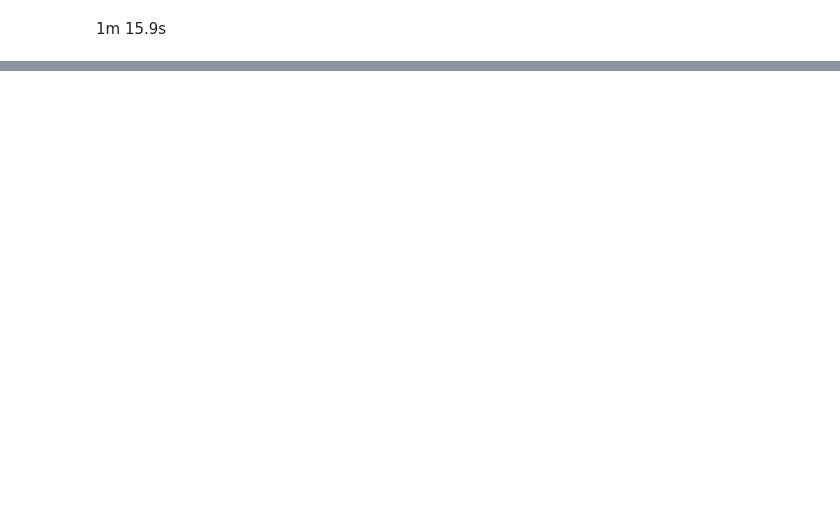
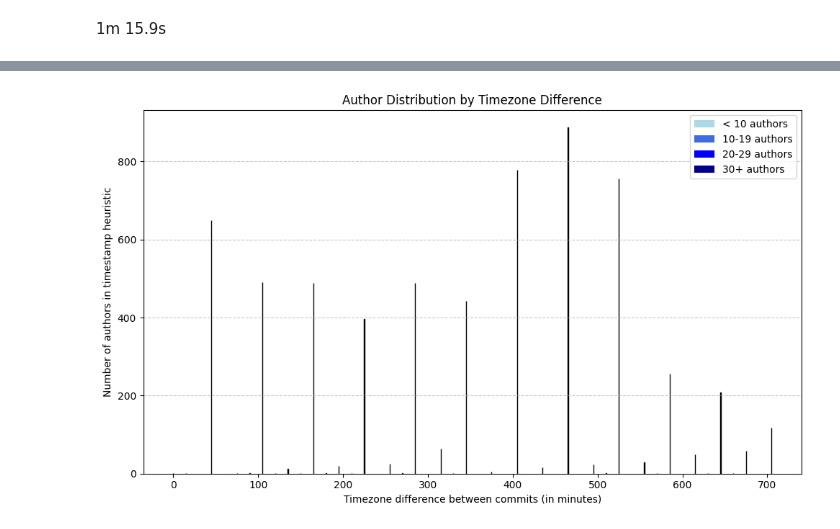
Before and after one commit to srapaport/timestamps-anomalies, a Jupyter notebook: notebook/travel_time.ipynb, the cells around one changed output, grey strips where cells are left out. Saved outputs shown, nothing was run; the diff lists cells and outputs as text; code cells hidden in the pictures; blank space fills up the shorter version.

```diff
--- a/notebook/travel_time.ipynb
+++ b/notebook/travel_time.ipynb
@@ -69,2 +88,49 @@ plt.show()
+# %%
+import matplotlib.pyplot as plt
+import numpy as np
+
+x = sorted(author_flag.keys())
+y = [len(author_flag[max_diff]) for max_diff in x]
+
+# Define color thresholds and mapping
+def get_colors(values):
+    colors = []
+    for v in values:
+        if v < 10:
+            colors.append('red')
+        elif v < 250:
+            colors.append('green')
+        else:
+            colors.append('pink')
+    return colors
+
+bar_colors = get_colors(y)
+
+plt.figure(figsize=(10, 6))
+bars = plt.bar(x, y,
+               color=bar_colors,
+               edgecolor='black',
+               linewidth=1,
+               width=0.2)
+
+# Add color legend
+from matplotlib.patches import Patch
+legend_elements = [
+    Patch(facecolor='lightblue', label='< 10 authors'),
+    Patch(facecolor='royalblue', label='10-19 authors'),
+    Patch(facecolor='blue', label='20-29 authors'),
+    Patch(facecolor='darkblue', label='30+ authors')
+]
+plt.legend(handles=legend_elements)
+
+plt.xlabel('Timezone difference between commits (in minutes)')
+plt.ylabel('Number of authors in timestamp heuristic')
+plt.title('Author Distribution by Timezone Difference')
+plt.grid(axis='y', linestyle='--', alpha=0.7)
+
+plt.tight_layout()
+plt.show()
+# %% [output]
+[figure, added]
 # %%
 # amount of flag per hour diff
```
Also changed, not shown: parts of 6 cells of this notebook, 1 other file.
